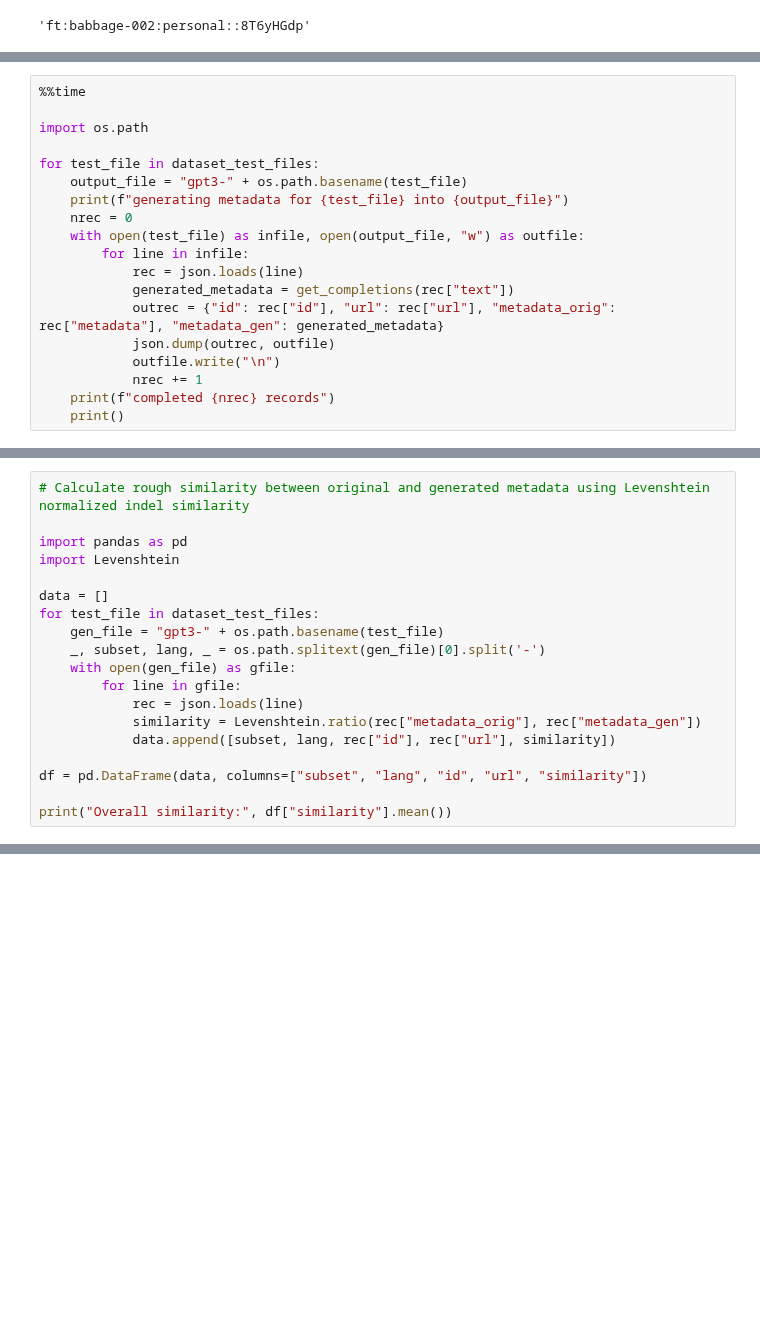
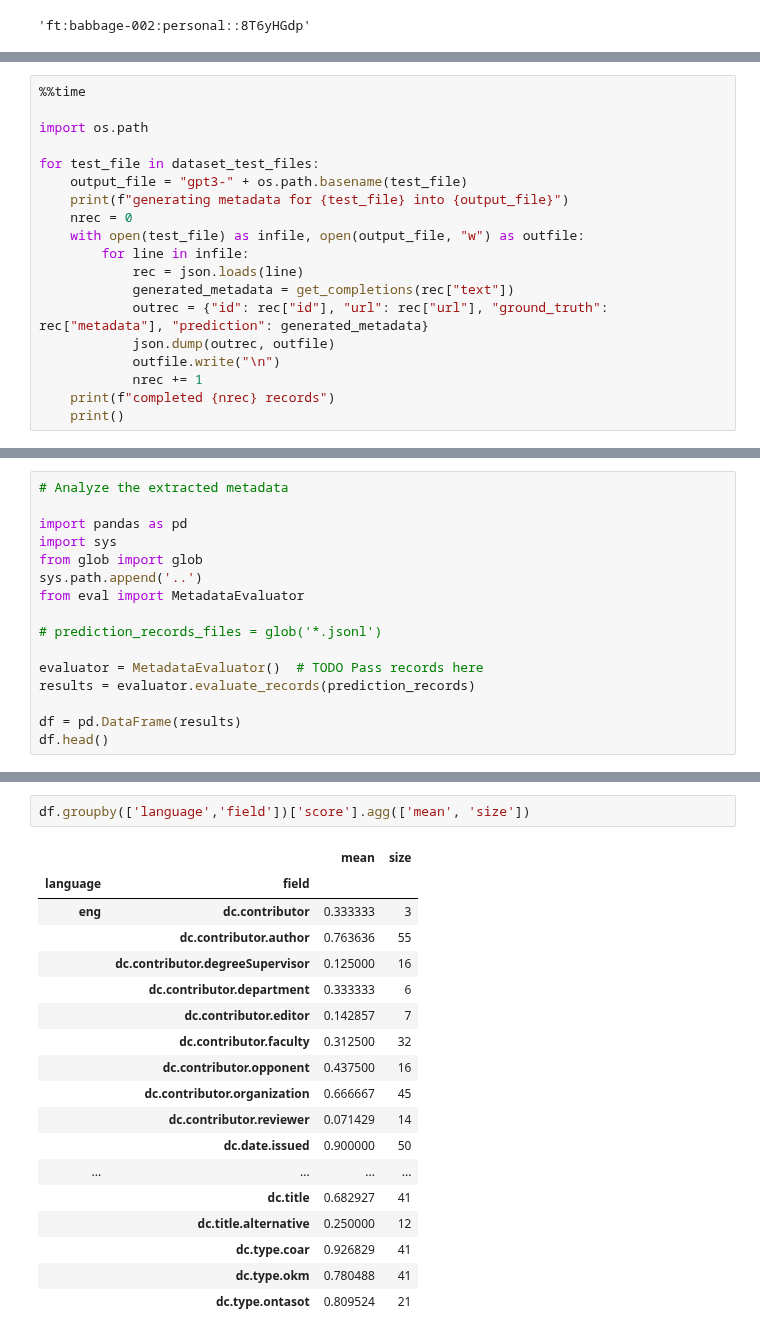
Before and after one commit to NatLibFi/FinGreyLit, a Jupyter notebook: experiments/openai-gpt3-api/GPT3-fine-tune-API-metadata-extraction.ipynb, the cells around one changed output, grey strips where cells are left out. Saved outputs shown, nothing was run; the diff lists cells and outputs as text; blank space fills up the shorter version.

Commit message:
Evaluate extraction by gpt3 model

```diff
--- a/experiments/openai-gpt3-api/GPT3-fine-tune-API-metadata-extraction.ipynb
+++ b/experiments/openai-gpt3-api/GPT3-fine-tune-API-metadata-extraction.ipynb
@@ -220,7 +222,7 @@ for test_file in dataset_test_files:
         for line in infile:
             rec = json.loads(line)
             generated_metadata = get_completions(rec["text"])
-            outrec = {"id": rec["id"], "url": rec["url"], "metadata_orig": rec["metadata"], "metadata_gen": generated_metadata}
+            outrec = {"id": rec["id"], "url": rec["url"], "ground_truth": rec["metadata"], "prediction": generated_metadata}
             json.dump(outrec, outfile)
             outfile.write("\n")
             nrec += 1
@@ -247,19 +248,0 @@ Wall time: 10min 7s
-# %%
-# Calculate rough similarity between original and generated metadata using Levenshtein normalized indel similarity
-
-import pandas as pd
-import Levenshtein
-
-data = []
-for test_file in dataset_test_files:
-    gen_file = "gpt3-" + os.path.basename(test_file)
-    _, subset, lang, _ = os.path.splitext(gen_file)[0].split('-')
-    with open(gen_file) as gfile:
-        for line in gfile:
-            rec = json.loads(line)
-            similarity = Levenshtein.ratio(rec["metadata_orig"], rec["metadata_gen"])
-            data.append([subset, lang, rec["id"], rec["url"], similarity])
-
-df = pd.DataFrame(data, columns=["subset", "lang", "id", "url", "similarity"])
-
-print("Overall similarity:", df["similarity"].mean())
@@ -301,0 +356,16 @@ Name: similarity, dtype: float64
+# %%
+# Analyze the extracted metadata
+
+import pandas as pd
+import sys
+from glob import glob
+sys.path.append('..')
+from eval import MetadataEvaluator
+
+# prediction_records_files = glob('*.jsonl')
+
+evaluator = MetadataEvaluator()  # TODO Pass records here
+results = evaluator.evaluate_records(prediction_records)
+
+df = pd.DataFrame(results)
+df.head()
@@ -301,0 +399,21 @@ Name: similarity, dtype: float64
+# %%
+df.groupby(['language','field'])['score'].agg(['mean', 'size'])
+# %% [output]
+|  |  | mean | size |
+| language | field |  |  |
+| eng | dc.contributor | 0.333333 | 3 |
+|  | dc.contributor.author | 0.763636 | 55 |
+|  | dc.contributor.degreeSupervisor | 0.125000 | 16 |
+|  | dc.contributor.department | 0.333333 | 6 |
+|  | dc.contributor.editor | 0.142857 | 7 |
+|  | dc.contributor.faculty | 0.312500 | 32 |
+|  | dc.contributor.opponent | 0.437500 | 16 |
+|  | dc.contributor.organization | 0.666667 | 45 |
+|  | dc.contributor.reviewer | 0.071429 | 14 |
+|  | dc.date.issued | 0.900000 | 50 |
+| ... | ... | ... | ... |
+|  | dc.title | 0.682927 | 41 |
+|  | dc.title.alternative | 0.250000 | 12 |
+|  | dc.type.coar | 0.926829 | 41 |
+|  | dc.type.okm | 0.780488 | 41 |
+|  | dc.type.ontasot | 0.809524 | 21 |
```
Also changed, not shown: parts of 12 cells of this notebook, 1 other file.
